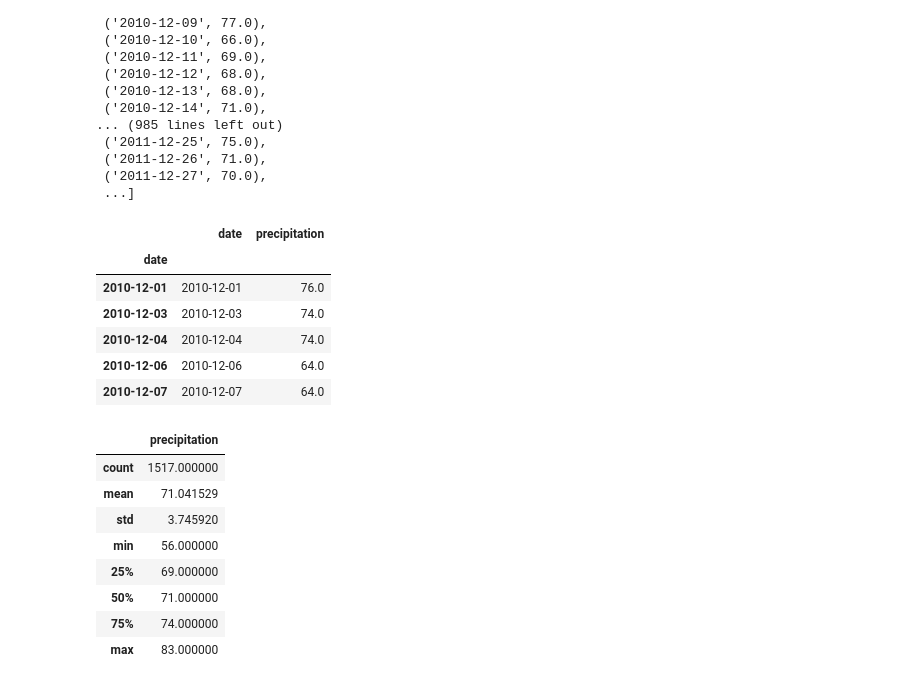
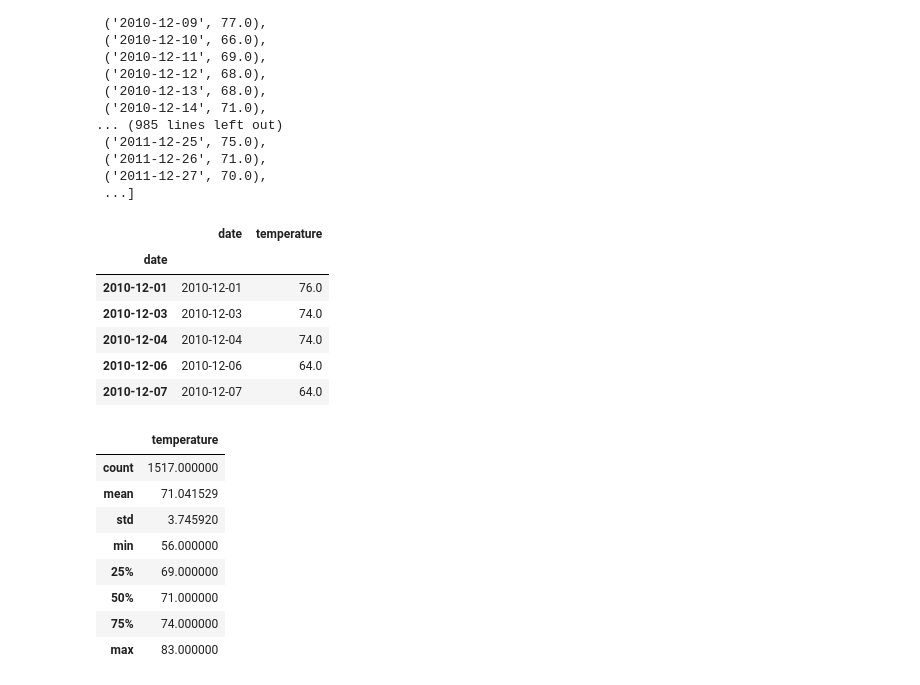
Before and after one commit to suyinwb/surfs_up, a Jupyter notebook: SurfsUp_Challenge.ipynb, the cells around one changed output. Saved outputs shown, nothing was run; the diff lists cells and outputs as text; code cells hidden in the pictures.

```diff
--- a/SurfsUp_Challenge.ipynb
+++ b/SurfsUp_Challenge.ipynb
@@ -123,8 +146,8 @@ session.query(Measurement.date, Measurement.tobs).filter(extract('month', Measur
  ...]
 # %%
 # 7. Convert the December temperatures to a list.
-results = session.query(Measurement.date, Measurement.tobs).filter(extract('month', Measurement.date)==12).all()
-results
+dec_results = session.query(Measurement.date, Measurement.tobs).filter(extract('month', Measurement.date)==12).all()
+dec_results
 # %% [output]
 [('2010-12-01', 76.0),
  ('2010-12-03', 74.0),
@@ -145,12 +168,12 @@ results
  ...]
 # %%
 # 8. Create a DataFrame from the list of temperatures for the month of December.
-dec_df = pd.DataFrame(results, columns=['date','precipitation'])
+dec_df = pd.DataFrame(dec_results, columns=['date','temperature'])
 dec_df.set_index(dec_df['date'], inplace=True)
 
 dec_df.head()
 # %% [output]
-|  | date | precipitation |
+|  | date | temperature |
 | date |  |  |
 | 2010-12-01 | 2010-12-01 | 76.0 |
 | 2010-12-03 | 2010-12-03 | 74.0 |
@@ -161,7 +184,7 @@ dec_df.head()
 # 9. Calculate and print out the summary statistics for the December temperature DataFrame.
 dec_df.describe()
 # %% [output]
-|  | precipitation |
+|  | temperature |
 | count | 1517.000000 |
 | mean | 71.041529 |
 | std | 3.745920 |
```
Also changed, not shown: parts of 17 cells of this notebook.
